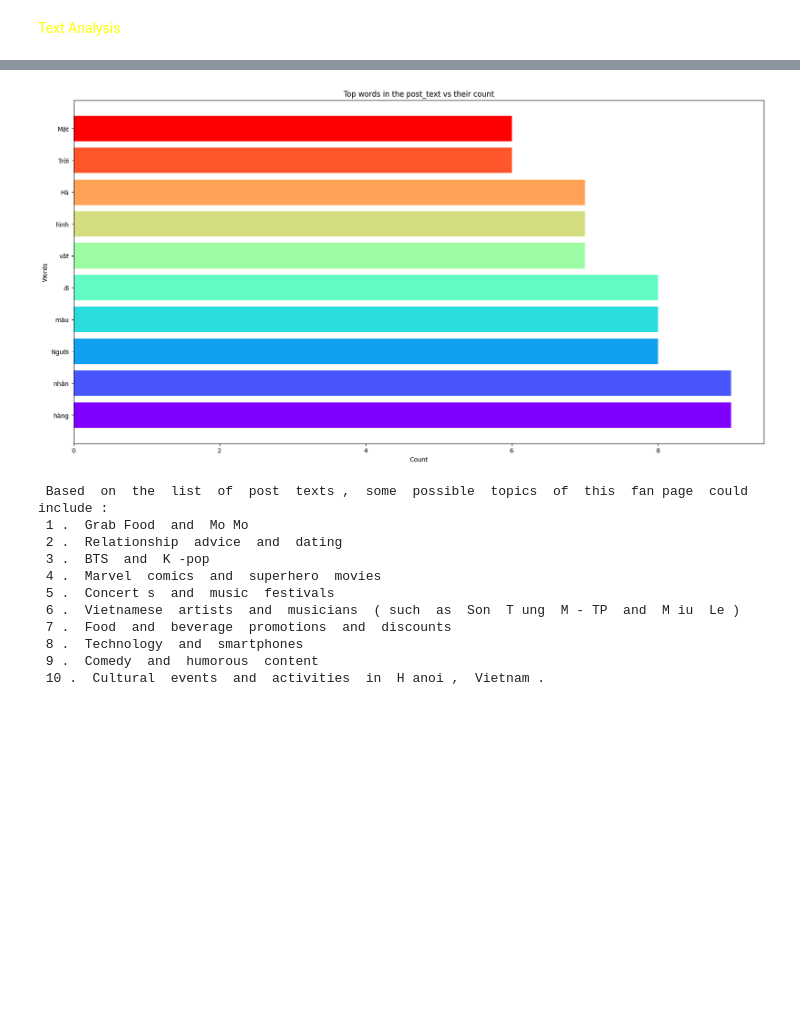
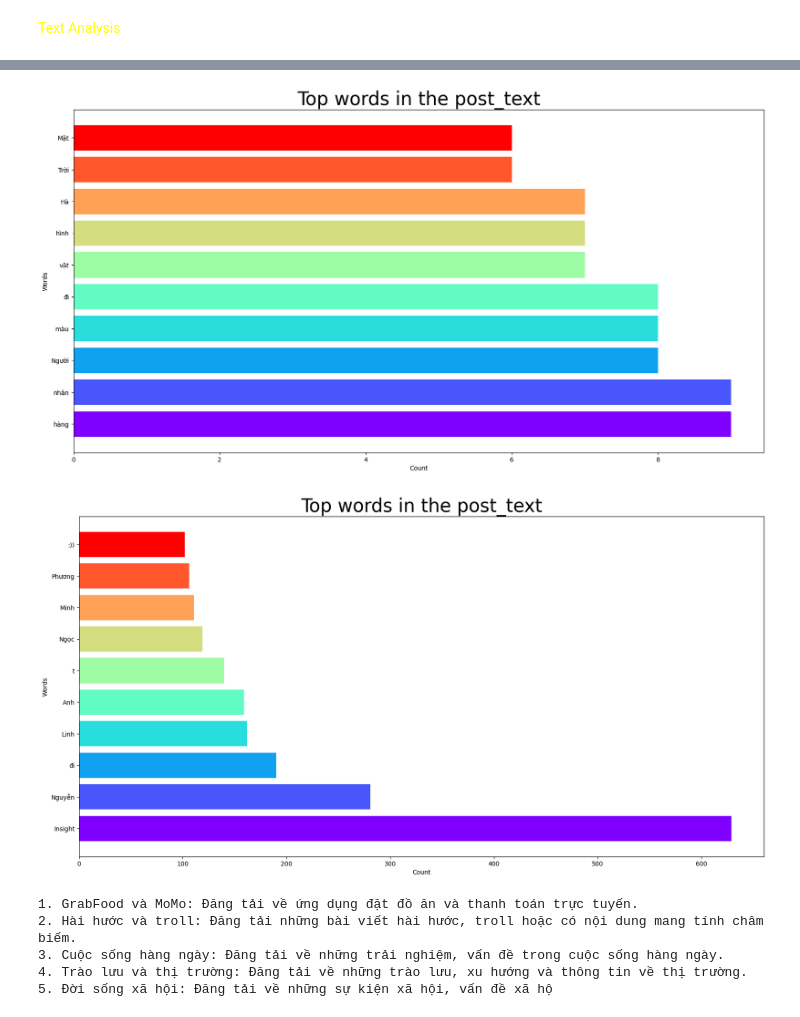
Before and after one commit to nguyenduchuyiu/facebook_analysis, a Jupyter notebook: Analyze_Data.ipynb, the cells around one changed output, grey strips where cells are left out. Drawn from its saved outputs; the diff is of its cells as text; code cells hidden in the pictures; blank space fills up the shorter version.

```diff
--- a/Analyze_Data.ipynb
+++ b/Analyze_Data.ipynb
@@ -139,9 +168,2 @@ sns.heatmap(reactions.corr())
 # %% [markdown]
 <span style="color:yellow;">Text Analysis</span>
-# %%
-post_list = []
-for text in df['post_text']:
-    text = text.replace('\n', ' ')
-    post_list.append(text)
-post_texts = (' ').join(post_list)
-post_texts
@@ -150,3 +170,15 @@ post_texts
+# %%
+def process_text(text_series):
+    text_list = []
+    for text in text_series:
+        text = text.replace('\n', ' ')
+        text_list.append(text)
+    texts = (' ').join(text_list)
+    return texts
+
+post_texts = process_text(df['post_text'])
+comment_texts = process_text(comment_df['comment_text'])
+comment_texts = comment_texts.replace('\\u200c', '')
 # %%
 # Make a list of vietnamese stop words
 vn_stopwords = []
@@ -171,28 +208,33 @@ plt.show()
 # %%
 import collections
 import matplotlib.cm as cm
 from matplotlib import rcParams
 
-filtered_words = [word for word in post_texts.split() if word not in stopwords and not word.isnumeric()]
-counted_words = collections.Counter(filtered_words)
-words = []
-counts = []
-for letter, count in counted_words.most_common(10):
-    words.append(letter)
-    counts.append(count)
-colors = cm.rainbow(np.linspace(0, 1, 10))
-rcParams['figure.figsize'] = 20, 10
-plt.title('Top words in the post_text vs their count')
-plt.xlabel('Count')
-plt.ylabel('Words')
-plt.barh(words, counts, color=colors)
-plt.show()
+def most_frequent_word(texts):
+    filtered_words = [word for word in texts.split() if word not in vn_stopwords and not word.isnumeric()]
+    counted_words = collections.Counter(filtered_words)
+    words = []
+    counts = []
+    for letter, count in counted_words.most_common(10):
+        words.append(letter)
+        counts.append(count)
+    colors = cm.rainbow(np.linspace(0, 1, 10))
+    rcParams['figure.figsize'] = 20, 10
+    plt.title('Top words in the post_text', fontsize=30, color='black')
+    plt.xlabel('Count')
+    plt.ylabel('Words')
+    plt.barh(words, counts, color=colors)
+    plt.show()
+
+most_frequent_word(post_texts)
+most_frequent_word(comment_texts)
 # %% [output]
-[figure, old version]
+[figure, new version]
+[figure, added]
 # %%
 from openai import OpenAI
 
-chatGPT_api_key = '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'
+chatGPT_api_key = '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'
 
 def chatGPT(prompt):
     response = ''
@@ -207,26 +249,20 @@ def chatGPT(prompt):
     for chunk in stream:
         if chunk.choices[0].delta.content is not None:
             text = chunk.choices[0].delta.content
-            response += text + ' '
+            response += text
 
     return response
 
 prompt = '''
-            Based on this list of post texts :"{}"
-            List some topics of this fanpage
+            Dựa trên nội dung của những post trên 1 fanpage :"{}"
+            Liệt kê những chủ để mà fanpage này thường đăng tải
         '''.format(post_texts[:7500])
 
 gpt_res = chatGPT(prompt)
 print(gpt_res)
 # %% [output]
- Based  on  the  list  of  post  texts ,  some  possible  topics  of  this  fan page  could  include :
- 1 .  Grab Food  and  Mo Mo
- 2 .  Relationship  advice  and  dating
- 3 .  BTS  and  K -pop
- 4 .  Marvel  comics  and  superhero  movies
- 5 .  Concert s  and  music  festivals
- 6 .  Vietnamese  artists  and  musicians  ( such  as  Son  T ung  M - TP  and  M iu  Le )
- 7 .  Food  and  beverage  promotions  and  discounts
- 8 .  Technology  and  smartphones
- 9 .  Comedy  and  humorous  content
- 10 .  Cultural  events  and  activities  in  H anoi ,  Vietnam .
+1. GrabFood và MoMo: Đăng tải về ứng dụng đặt đồ ăn và thanh toán trực tuyến.
+2. Hài hước và troll: Đăng tải những bài viết hài hước, troll hoặc có nội dung mang tính châm biếm.
+3. Cuộc sống hàng ngày: Đăng tải về những trải nghiệm, vấn đề trong cuộc sống hàng ngày.
+4. Trào lưu và thị trường: Đăng tải về những trào lưu, xu hướng và thông tin về thị trường.
+5. Đời sống xã hội: Đăng tải về những sự kiện xã hội, vấn đề xã hộ
```
Also changed, not shown: parts of 10 cells of this notebook.
